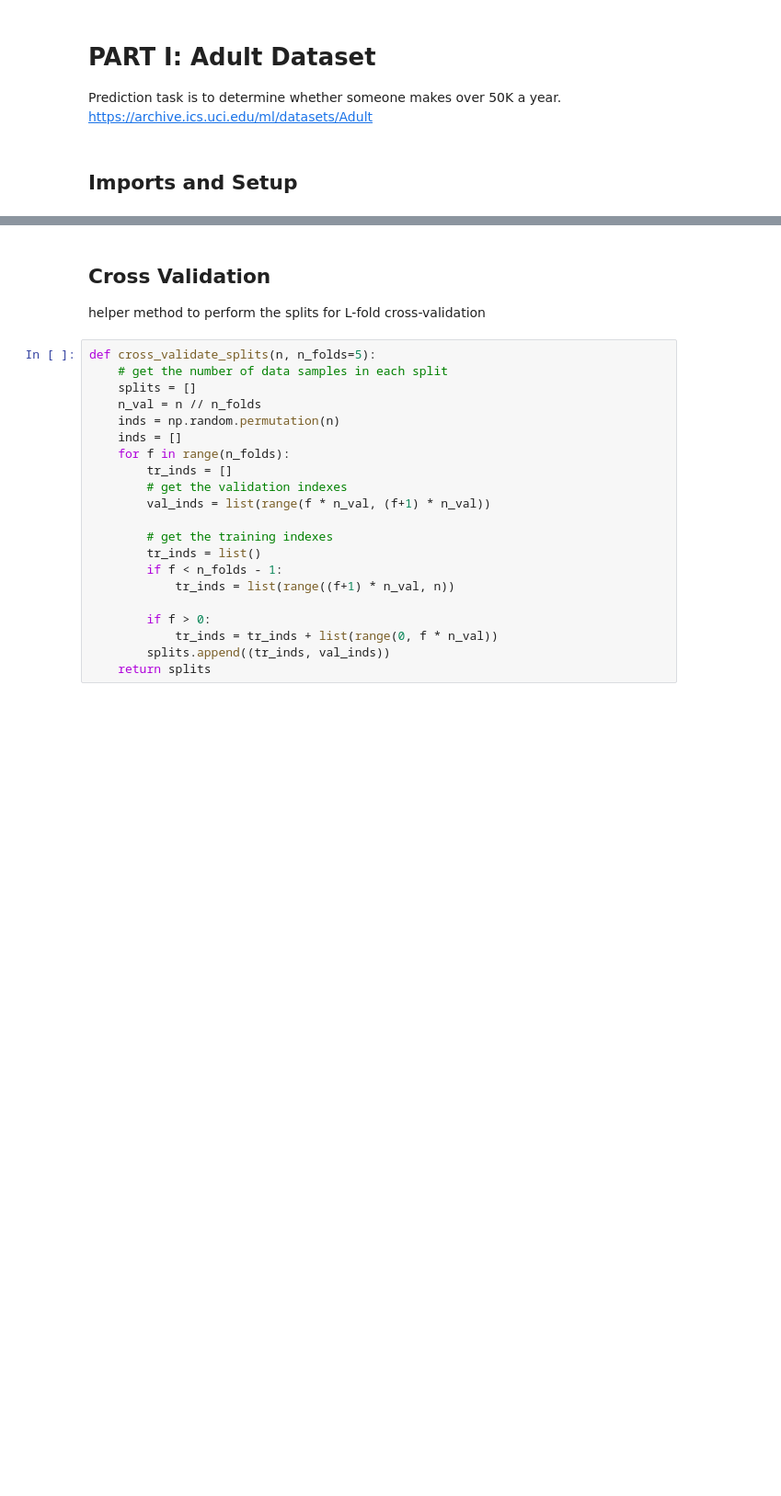
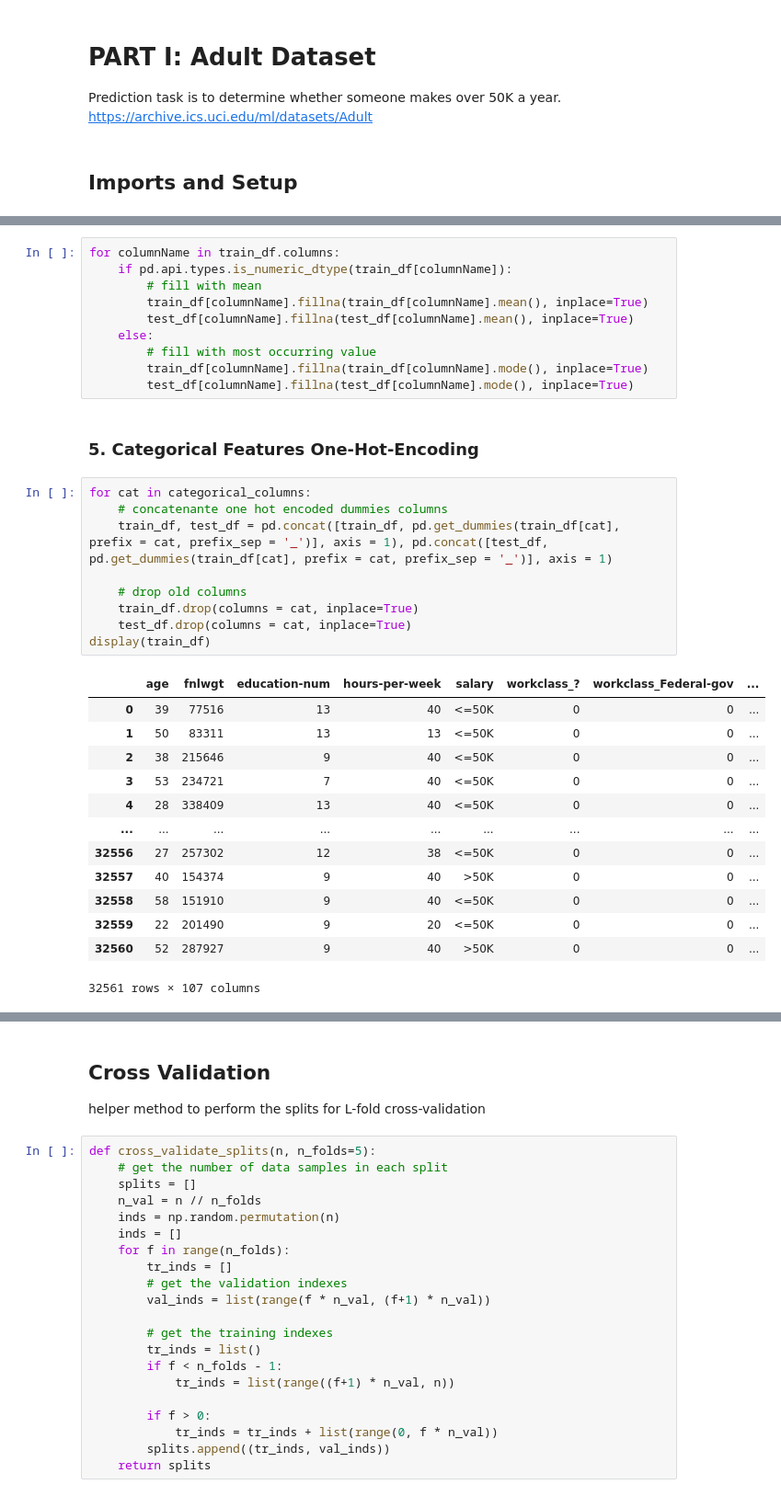
Before and after one commit to chrismartel/COMP551, a Jupyter notebook: projects/mini_project_1/adult.ipynb, the cells around one changed output, grey strips where cells are left out. Shown at 92% size. Saved outputs shown, nothing was run; the diff lists cells and outputs as text; blank space fills up the shorter version.

```diff
--- a/projects/mini_project_1/adult.ipynb
+++ b/projects/mini_project_1/adult.ipynb
@@ -78,0 +120,35 @@ train_df
+# %%
+for columnName in train_df.columns:
+    if pd.api.types.is_numeric_dtype(train_df[columnName]):
+        # fill with mean
+        train_df[columnName].fillna(train_df[columnName].mean(), inplace=True)
+        test_df[columnName].fillna(test_df[columnName].mean(), inplace=True)
+    else:
+        # fill with most occurring value
+        train_df[columnName].fillna(train_df[columnName].mode(), inplace=True)
+        test_df[columnName].fillna(test_df[columnName].mode(), inplace=True)
+# %% [markdown]
+### 5. Categorical Features One-Hot-Encoding
+# %%
+for cat in categorical_columns:
+    # concatenante one hot encoded dummies columns
+    train_df, test_df = pd.concat([train_df, pd.get_dummies(train_df[cat], prefix = cat, prefix_sep = '_')], axis = 1), pd.concat([test_df, pd.get_dummies(train_df[cat], prefix = cat, prefix_sep = '_')], axis = 1)
+
+    # drop old columns
+    train_df.drop(columns = cat, inplace=True)
+    test_df.drop(columns = cat, inplace=True)
+display(train_df)
+# %% [output]
+|  | age | fnlwgt | education-num | hours-per-week | salary | workclass_? | workclass_Federal-gov | ... |
+| 0 | 39 | 77516 | 13 | 40 | <=50K | 0 | 0 | ... |
+| 1 | 50 | 83311 | 13 | 13 | <=50K | 0 | 0 | ... |
+| 2 | 38 | 215646 | 9 | 40 | <=50K | 0 | 0 | ... |
+| 3 | 53 | 234721 | 7 | 40 | <=50K | 0 | 0 | ... |
+| 4 | 28 | 338409 | 13 | 40 | <=50K | 0 | 0 | ... |
+| ... | ... | ... | ... | ... | ... | ... | ... | ... |
+| 32556 | 27 | 257302 | 12 | 38 | <=50K | 0 | 0 | ... |
+| 32557 | 40 | 154374 | 9 | 40 | >50K | 0 | 0 | ... |
+| 32558 | 58 | 151910 | 9 | 40 | <=50K | 0 | 0 | ... |
+| 32559 | 22 | 201490 | 9 | 20 | <=50K | 0 | 0 | ... |
+| 32560 | 52 | 287927 | 9 | 40 | >50K | 0 | 0 | ... |
+32561 rows × 107 columns
```
Also changed, not shown: parts of 17 cells of this notebook.
